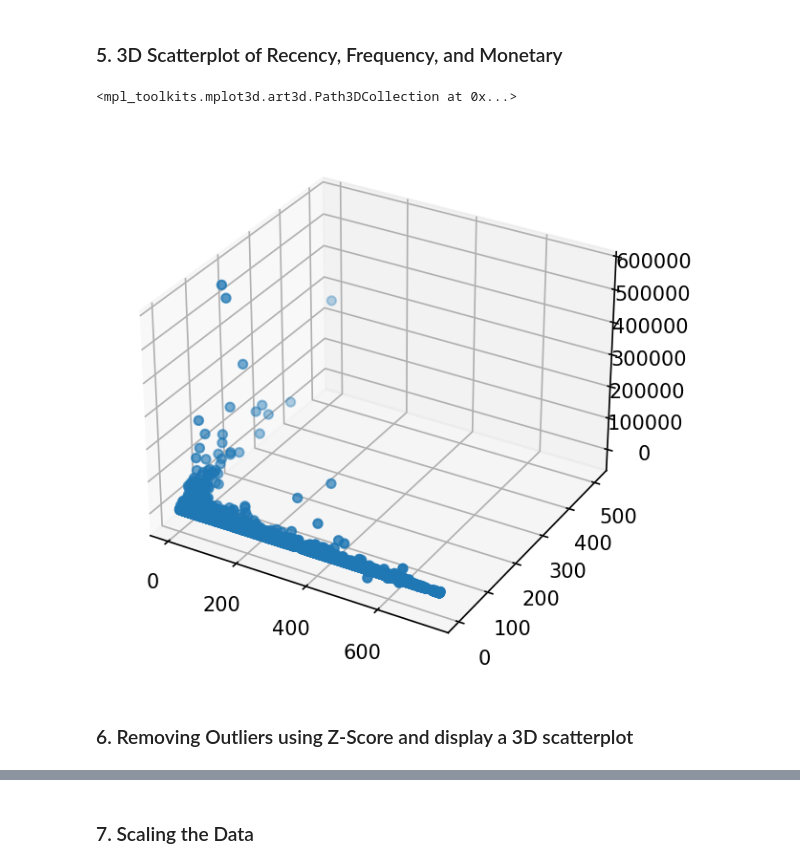
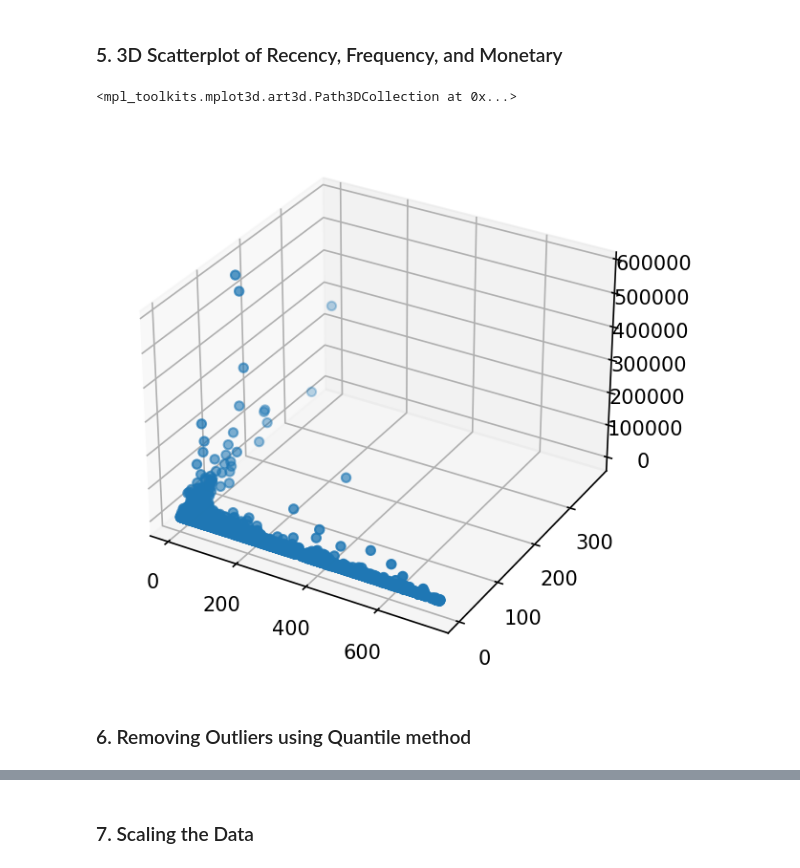
Before and after one commit to Noura-ou/projet_segmentation_client, a Jupyter notebook: src/04- Data Clustering.ipynb, the cells around one changed output, grey strips where cells are left out. Saved outputs shown, nothing was run; the diff lists cells and outputs as text; code cells hidden in the pictures.

```diff
--- a/src/04- Data Clustering.ipynb
+++ b/src/04- Data Clustering.ipynb
@@ -119,12 +72,12 @@ sns.boxplot(rfm.Recency)
 # %% [markdown]
 ### 5. 3D Scatterplot of Recency, Frequency, and Monetary
 # %%
-plt.figure(dpi=150)
-ax = plt.axes(projection='3d')
-ax.scatter3D(rfm.Recency, rfm.Frequency, rfm.Monetary)
-# ax.view_init(30,30)
+# plt.figure(dpi=150)
+# ax = plt.axes(projection='3d')
+# ax.scatter3D(data.recency, data.frequency, data.monetary)
+# # ax.view_init(30,30)
 # %% [output]
 <mpl_toolkits.mplot3d.art3d.Path3DCollection at 0x...>
-[figure, old version]
+[figure, new version]
 # %% [markdown]
-### 6. Removing Outliers using Z-Score and display a 3D scatterplot
+### 6. Removing Outliers using Quantile method
```
Also changed, not shown: parts of 43 cells of this notebook, 6 other files.
